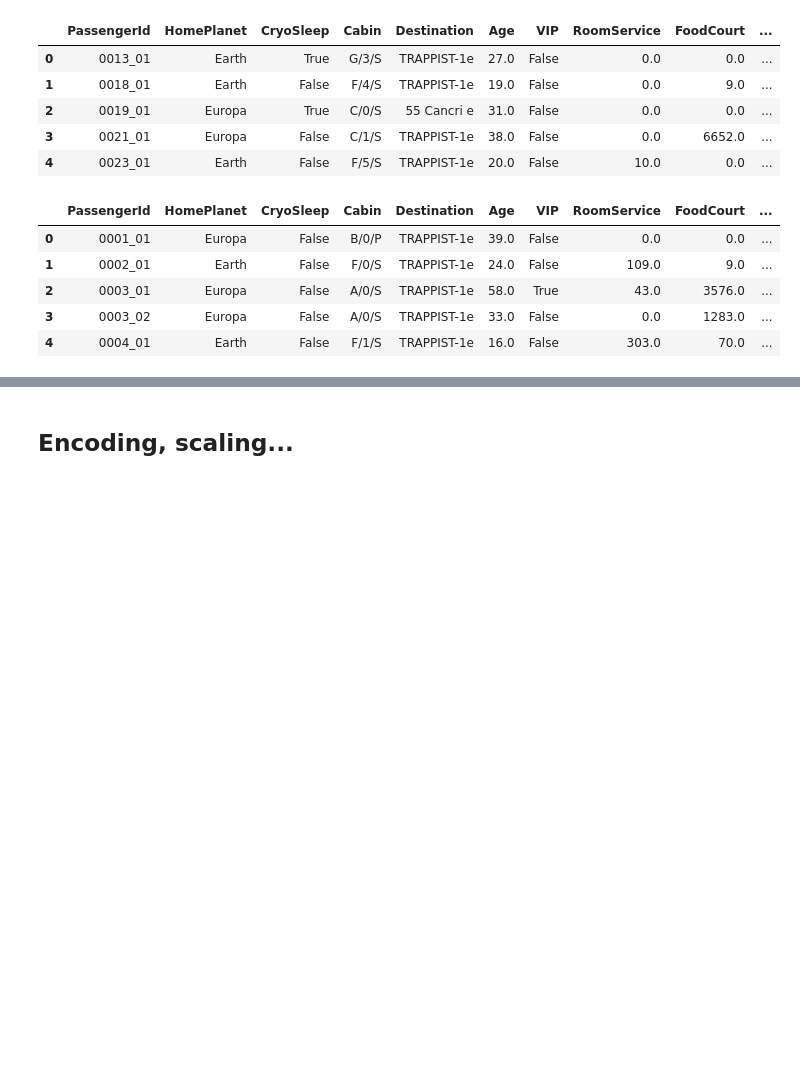
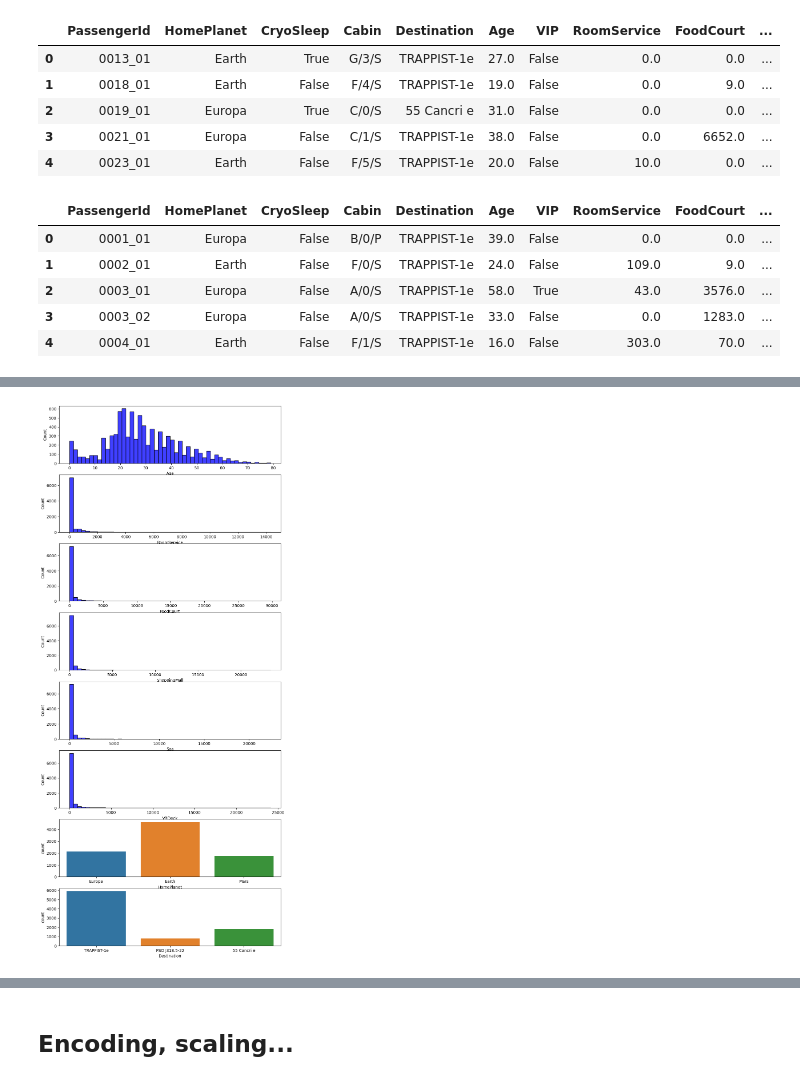
Before and after one commit to jaimesoroa/kaggle_spaceship-titanic, a Jupyter notebook: Notebook_Titanic.ipynb, the cells around one changed output, grey strips where cells are left out. Drawn from its saved outputs; the diff is of its cells as text; code cells hidden in the pictures; blank space fills up the shorter version.

```diff
--- a/Notebook_Titanic.ipynb
+++ b/Notebook_Titanic.ipynb
@@ -51,0 +54,14 @@ original_train_df.head(5)
+# %%
+fig, ax = plt.subplots(8,1,  figsize=(10, 10))
+plt.subplots_adjust(top = 2)
+
+sns.histplot(original_train_df['Age'], color='b', bins=50, ax=ax[0]);
+sns.histplot(original_train_df['RoomService'], color='b', bins=50, ax=ax[1]);
+sns.histplot(original_train_df['FoodCourt'], color='b', bins=50, ax=ax[2]);
+sns.histplot(original_train_df['ShoppingMall'], color='b', bins=50, ax=ax[3]);
+sns.histplot(original_train_df['Spa'], color='b', bins=50, ax=ax[4]);
+sns.histplot(original_train_df['VRDeck'], color='b', bins=50, ax=ax[5]);
+sns.countplot(x= original_train_df['HomePlanet'], ax=ax[6]);
+sns.countplot(x= original_train_df['Destination'], ax=ax[7]);
+# %% [output]
+[figure, added]
```
Also changed, not shown: parts of 65 cells of this notebook, 3 other files.
